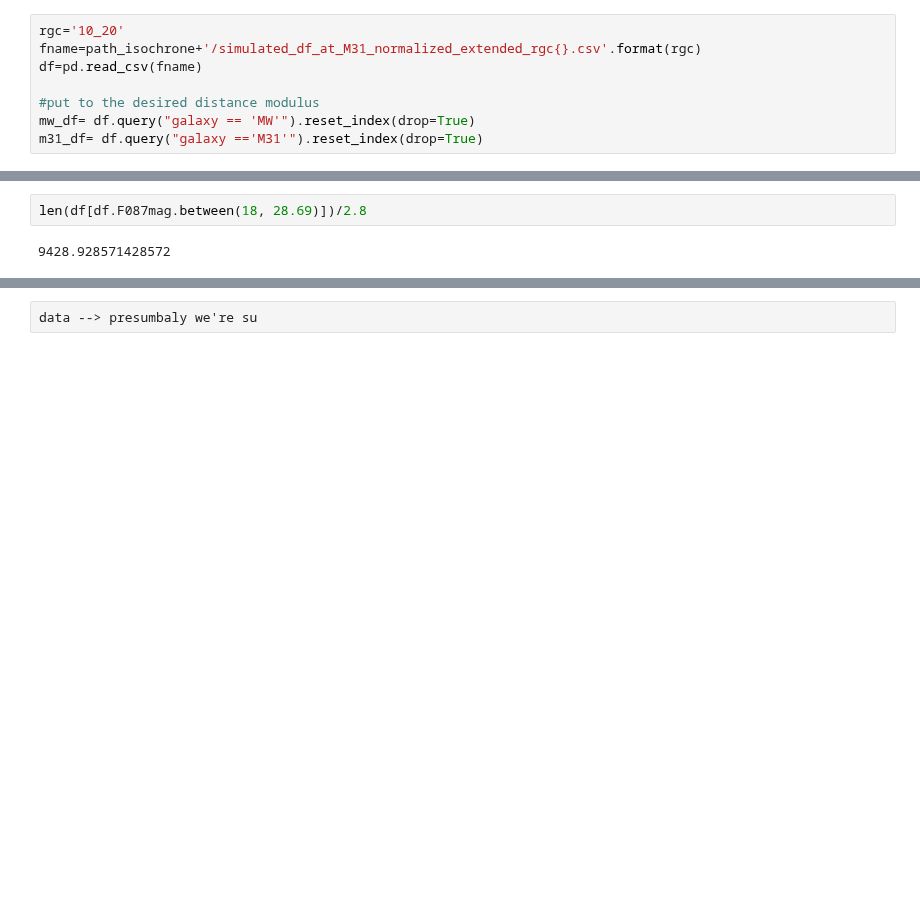
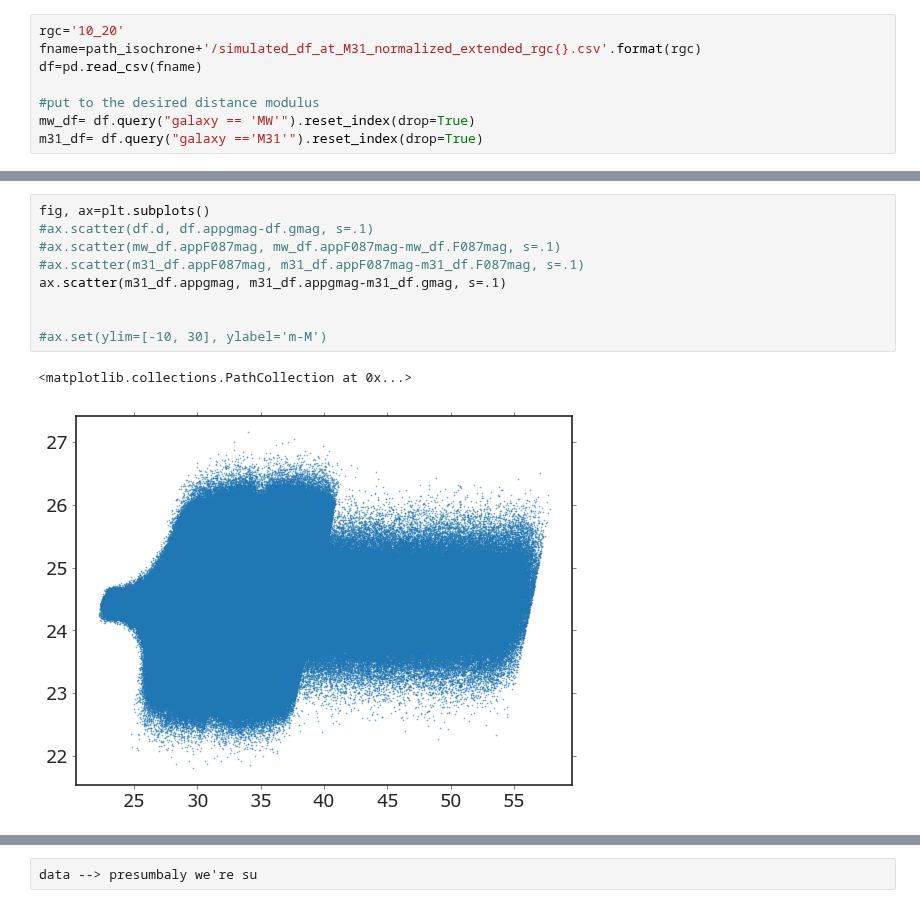
Before and after one commit to caganze/stellarstreams, a Jupyter notebook: notebooks/Visualize MW and M31 Stars.ipynb, the cells around one changed output, grey strips where cells are left out. Cells and saved outputs as stored; diff of their text form; blank space fills up the shorter version.

```diff
--- a/notebooks/Visualize MW and M31 Stars.ipynb
+++ b/notebooks/Visualize MW and M31 Stars.ipynb
@@ -207,4 +149,12 @@ plt.savefig('../figures/simulated_CMD_CFHT_rgc{}.jpeg'.format(rgc),  bbox_inches
 # %%
-len(df[df.F087mag.between(18, 28.69)])/2.8
+fig, ax=plt.subplots()
+#ax.scatter(df.d, df.appgmag-df.gmag, s=.1)
+#ax.scatter(mw_df.appF087mag, mw_df.appF087mag-mw_df.F087mag, s=.1)
+#ax.scatter(m31_df.appF087mag, m31_df.appF087mag-m31_df.F087mag, s=.1)
+ax.scatter(m31_df.appgmag, m31_df.appgmag-m31_df.gmag, s=.1)
+
+
+#ax.set(ylim=[-10, 30], ylabel='m-M')
 # %% [output]
-9428.928571428572
+<matplotlib.collections.PathCollection at 0x...>
+[figure, added]
```
Also changed, not shown: parts of 15 cells of this notebook, 11 other files.
